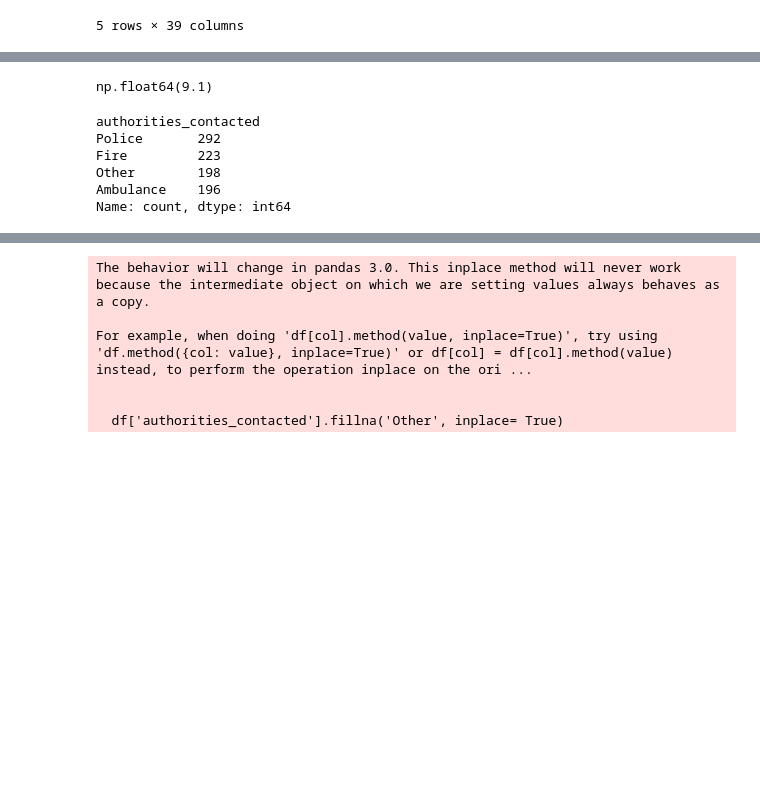
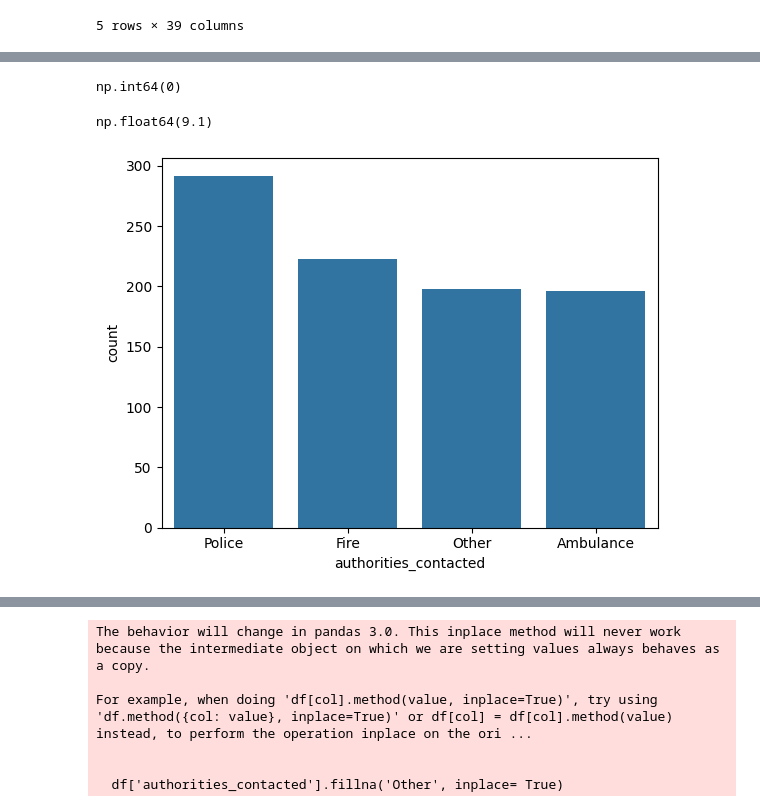
Before and after one commit to ritikrjk/insurance-fraud-prediction, a Jupyter notebook: notebooks/Insurance_Fraud_Prediction.ipynb, the cells around one changed output, grey strips where cells are left out. Drawn from its saved outputs; the diff is of its cells as text; code cells hidden in the pictures; blank space fills up the shorter version.

```diff
--- a/notebooks/Insurance_Fraud_Prediction.ipynb
+++ b/notebooks/Insurance_Fraud_Prediction.ipynb
@@ -226 +223,5 @@ dtype: int64
+# %%
+df.duplicated().sum()
+# %% [output]
+np.int64(0)
 # %%
@@ -228,12 +231,8 @@ dtype: int64
 # %% [output]
 np.float64(9.1)
 # %%
-df['authorities_contacted'].value_counts()
+sns.countplot(data=df, x='authorities_contacted')
+plt.show()
 # %% [output]
-authorities_contacted
-Police       292
-Fire         223
-Other        198
-Ambulance    196
-Name: count, dtype: int64
+[figure, added]
 # %%
```
Also changed, not shown: parts of 45 cells of this notebook.
